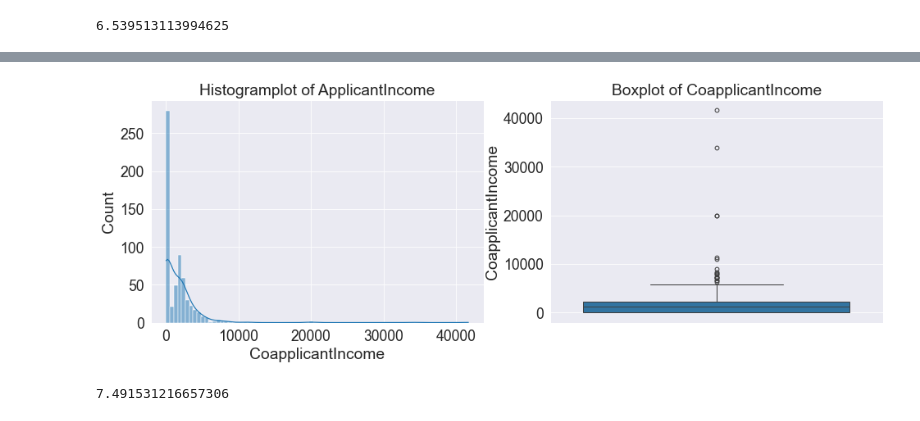
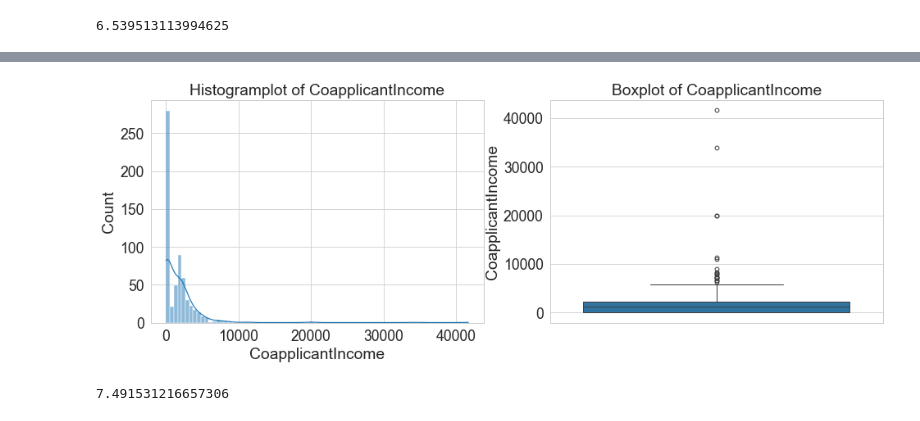
Before and after one commit to Muhammad-Sheraz-ds/Loan-Status-Prediction, a Jupyter notebook: Loan-Eligibility-Prediction.ipynb, the cells around one changed output, grey strips where cells are left out. Drawn from its saved outputs; the diff is of its cells as text; code cells hidden in the pictures.

```diff
--- a/Loan-Eligibility-Prediction.ipynb
+++ b/Loan-Eligibility-Prediction.ipynb
@@ -90,7 +89,7 @@ df.head()
 | 4 | Male | No | 0 | Graduate | No | 6000 | 0.0 | ... |
 # %%
 sns.set_context('paper', font_scale = 2)
-sns.set_style('darkgrid')
+sns.set_style('whitegrid')
 plt.rcParams['figure.figsize'] = (10, 6)
 # %% [markdown]
 ### Separate out Categorical and Numerical Features
@@ -160,6 +159,3 @@ sns.countplot(x = df['Dependents'], hue = df['Loan_Status'],ax=ax2)
 ax2.set_title('Dependents with Loan_Status');
 # %% [output]
 [figure]
-# %%
-df['Dependents'].fillna('0',inplace=True)
-df['Dependents'].isnull().sum()
@@ -196,3 +190,9 @@ ax2.set_title('Boxplot of ApplicantIncome');
 df['ApplicantIncome'].skew()
 # %% [output]
 6.539513113994625
+# %%
+iqr = df['ApplicantIncome'].quantile(0.75) - df['ApplicantIncome'].quantile(0.25)
+upper_limit= df['ApplicantIncome'].quantile(0.75) + iqr *1.5
+# %%
+tmp = df['ApplicantIncome']
+df['ApplicantIncome']= np.where(df['ApplicantIncome'] >upper_limit,upper_limit,df['ApplicantIncome'])
@@ -199,12 +208,12 @@ df['ApplicantIncome'].skew()
 # %%
 fig = plt.figure(figsize=(16,5))
 (ax1,ax2) = fig.subplots(1,2)
 sns.histplot(df['CoapplicantIncome'],kde=True,ax=ax1)
-ax1.set_title('Histogramplot of ApplicantIncome')
+ax1.set_title('Histogramplot of CoapplicantIncome')
 sns.boxplot(df['CoapplicantIncome'],ax=ax2)
 ax2.set_title('Boxplot of CoapplicantIncome');
 # %% [output]
-[figure, old version]
+[figure, new version]
 # %%
 df['CoapplicantIncome'].skew()
 # %% [output]
```
Also changed, not shown: parts of 36 cells of this notebook.
